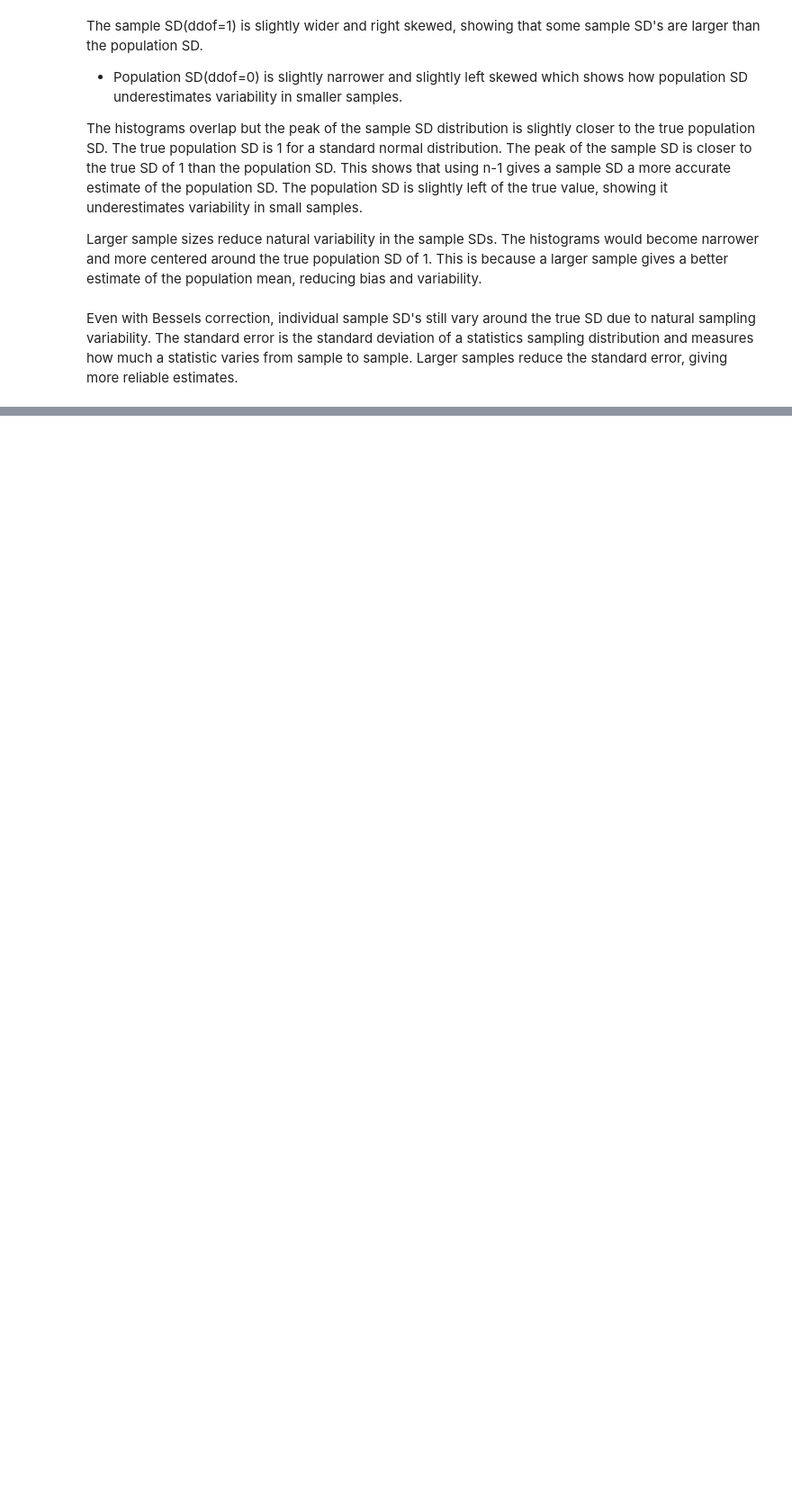
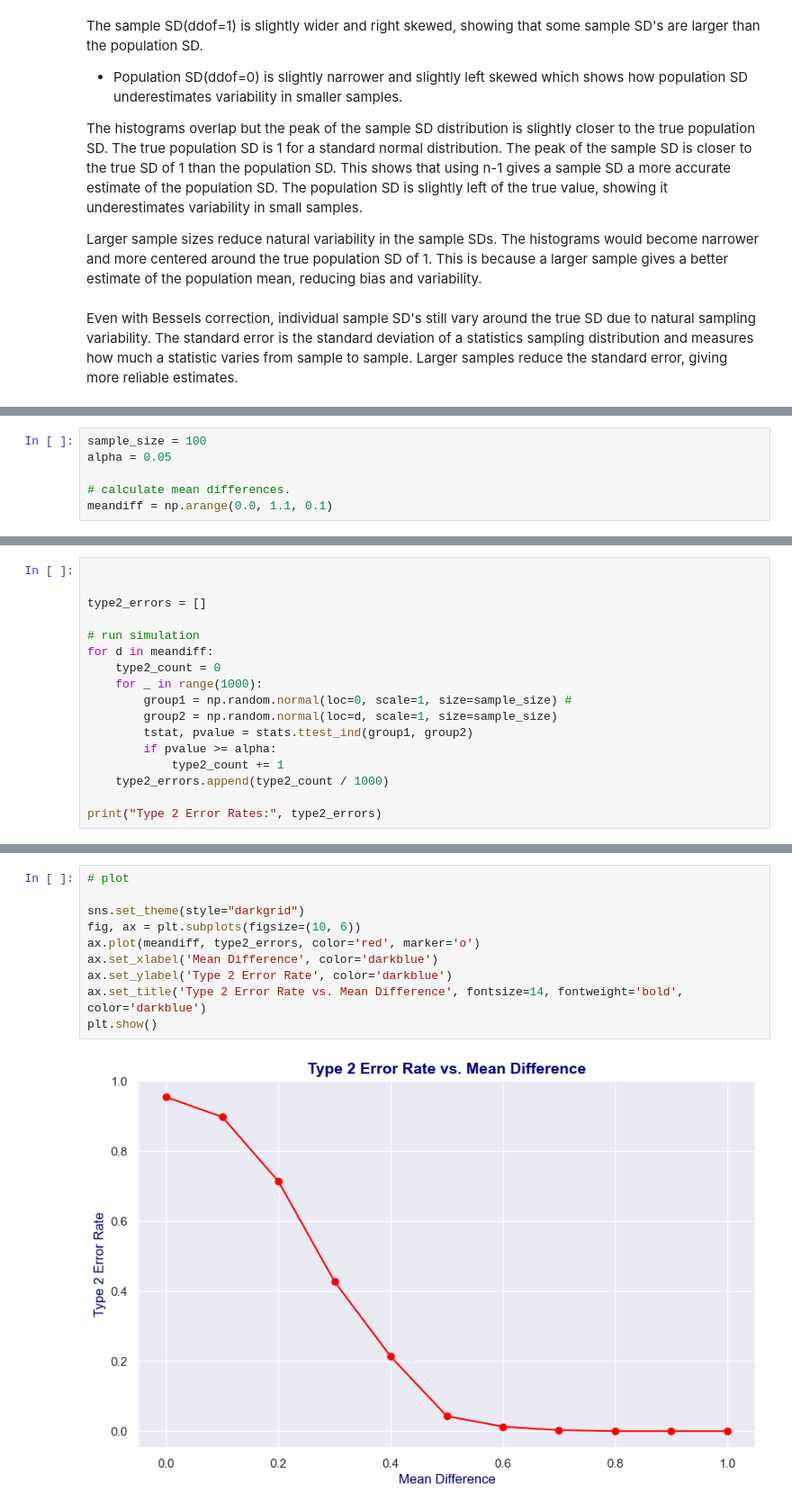
Before and after one commit to lryan30/applied_statistics, a Jupyter notebook: problems.ipynb, the cells around one changed output, grey strips where cells are left out. Shown at 90% size. Cells and saved outputs as stored; diff of their text form; blank space fills up the shorter version.

```diff
--- a/problems.ipynb
+++ b/problems.ipynb
@@ -225,0 +252,6 @@ Plot this proportion against d, and explain how the type II error rate changes a
+# %%
+sample_size = 100
+alpha = 0.05
+
+# calculate mean differences.
+meandiff = np.arange(0.0, 1.1, 0.1)
@@ -225,0 +260,17 @@ Plot this proportion against d, and explain how the type II error rate changes a
+# %%
+
+
+type2_errors = []
+
+# run simulation
+for d in meandiff:
+    type2_count = 0
+    for _ in range(1000):
+        group1 = np.random.normal(loc=0, scale=1, size=sample_size) #
+        group2 = np.random.normal(loc=d, scale=1, size=sample_size)
+        tstat, pvalue = stats.ttest_ind(group1, group2)
+        if pvalue >= alpha:
+            type2_count += 1
+    type2_errors.append(type2_count / 1000)
+
+print("Type 2 Error Rates:", type2_errors)
@@ -225,0 +322,12 @@ Plot this proportion against d, and explain how the type II error rate changes a
+# %%
+# plot
+
+sns.set_theme(style="darkgrid")
+fig, ax = plt.subplots(figsize=(10, 6))
+ax.plot(meandiff, type2_errors, color='red', marker='o')
+ax.set_xlabel('Mean Difference', color='darkblue')
+ax.set_ylabel('Type 2 Error Rate', color='darkblue')
+ax.set_title('Type 2 Error Rate vs. Mean Difference', fontsize=14, fontweight='bold', color='darkblue')
+plt.show()
+# %% [output]
+[figure, added]
```
Also changed, not shown: parts of 24 cells of this notebook.
